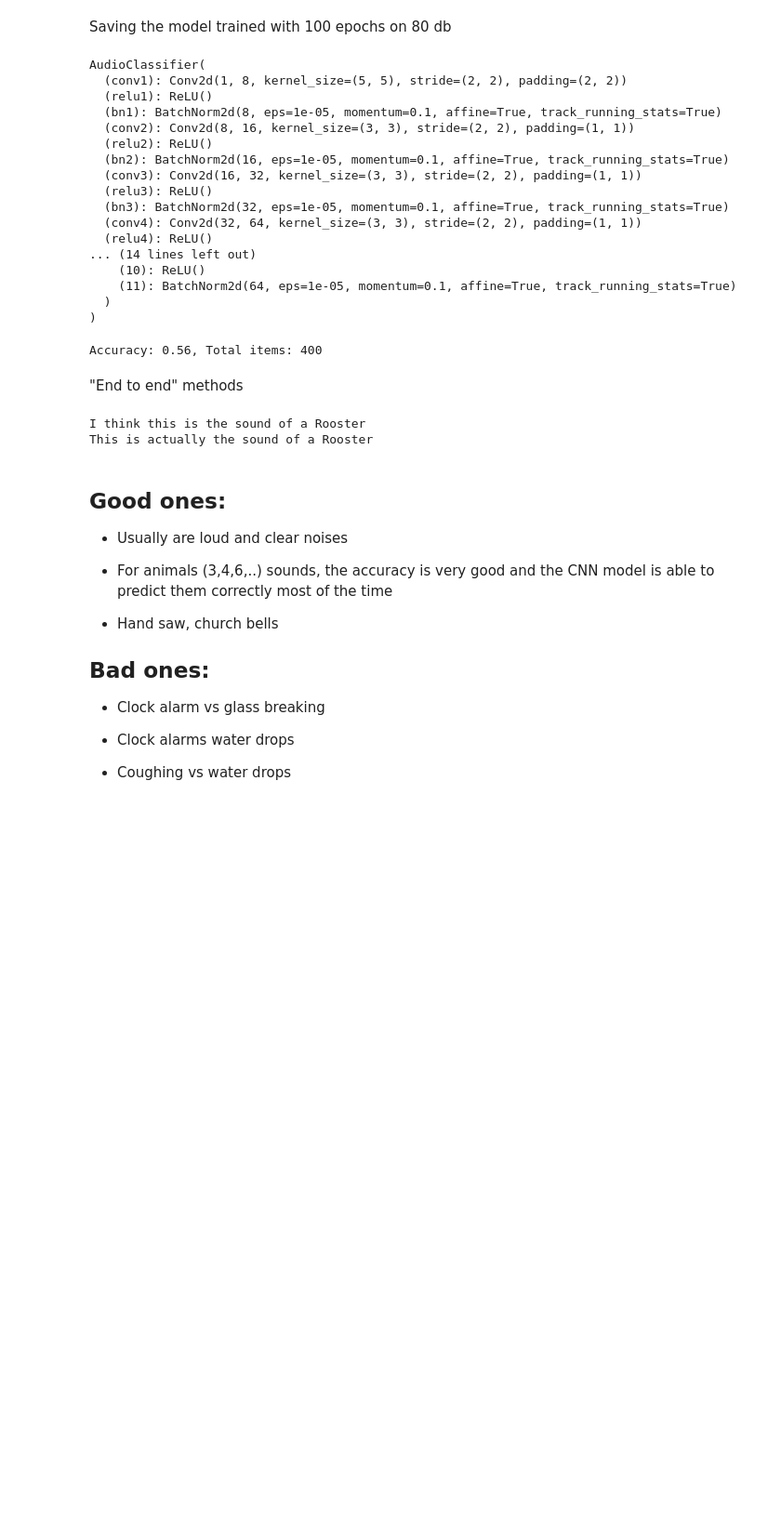
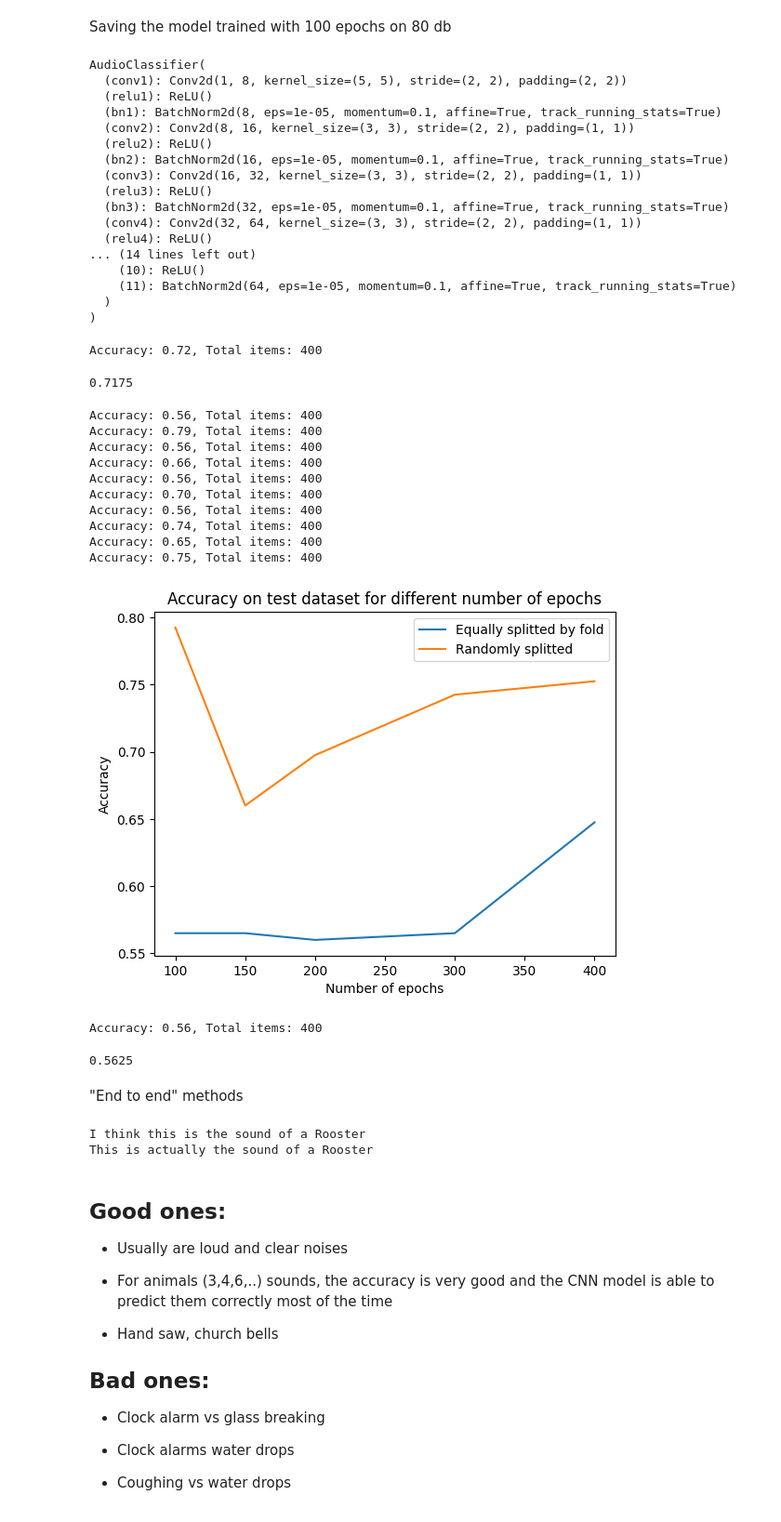
Before and after one commit to atreyaray/asr-sound-event-detection, a Jupyter notebook: Code/dev/Long.ipynb, the cells around one changed output. Shown at 93% size. Cells and saved outputs as stored; diff of their text form; code cells hidden in the pictures; blank space fills up the shorter version.

Commit message:
adding graph

```diff
--- a/Code/dev/Long.ipynb
+++ b/Code/dev/Long.ipynb
@@ -263,3 +263,5 @@ val_dl = torch.utils.data.DataLoader(test_df, batch_size=16, shuffle=False)
+# %%
+test_dl = torch.utils.data.DataLoader(test_df, batch_size=16, shuffle=False)
 # %%
 
 
@@ -426,6 +428,6 @@ PATH = '../../Models/cnn-100equalsplit.pt'
 torch.save(myModel.state_dict(), PATH)
 # %%
-PATH = r'../../Models/cnn-200.pt'
+PATH = r'../../Models/cnn-300random.pt'
 #device =  torch.device("cuda:0" if torch.cuda.is_available() else "cpu")
 model = AudioClassifier()
 model.load_state_dict(torch.load(PATH,map_location=torch.device('cpu')))
@@ -478,11 +480,70 @@ def inference (model, val_dl):
 
   acc = correct_prediction/total_prediction
   print(f'Accuracy: {acc:.2f}, Total items: {total_prediction}')
+  return acc
 
 # Run inference on trained model with the validation set
 inference(model, val_dl)
 # %% [output]
-Accuracy: 0.56, Total items: 400
+Accuracy: 0.72, Total items: 400
+0.7175
+# %%
+def load_model(path):
+    PATH = path
+    #device =  torch.device("cuda:0" if torch.cuda.is_available() else "cpu")
+    model = AudioClassifier()
+    model.load_state_dict(torch.load(PATH,map_location=torch.device('cpu')))
+    model.eval()
+    model.to(device)
+    return model
+# %%
+import matplotlib.pyplot as plt
+no_epochs = [100, 150, 200, 300, 400]
+model100 = load_model(r'../../Models/cnn-100equalsplit.pt')
+model150 = load_model(r'../../Models/cnn-150.pt')
+model200 = load_model(r'../../Models/cnn-200.pt')
+model300 = load_model(r'../../Models/cnn-300.pt')
+model400 = load_model(r'../../Models/cnn-400.pt')
+model100r = load_model(r'../../Models/cnn-100random.pt')
+model150r = load_model(r'../../Models/cnn-150random.pt')
+model200r = load_model(r'../../Models/cnn-200random.pt')
+model300r = load_model(r'../../Models/cnn-300random.pt')
+model400r = load_model(r'../../Models/cnn-400random.pt')
+models = [model100, model150, model200, model300, model400]
+models_r = [model100r, model150r, model200r, model300r, model400r]
+accuracy = []
+accuracyr = []
+for i in range(len(no_epochs)):
+    a = inference(models[i], test_dl)
+    ar = inference(models_r[i], val_dl)
+    accuracy.append(a)
+    accuracyr.append(ar)
+
+plt.plot(no_epochs, accuracy, label="Equally splitted by fold")
+plt.plot(no_epochs, accuracyr, label="Randomly splitted")
+plt.legend()
+plt.title("Accuracy on test dataset for different number of epochs")
+plt.xlabel("Number of epochs")
+plt.ylabel("Accuracy")
+plt.show()
+# %% [output]
+Accuracy: 0.56, Total items: 400
+Accuracy: 0.79, Total items: 400
+Accuracy: 0.56, Total items: 400
+Accuracy: 0.66, Total items: 400
+Accuracy: 0.56, Total items: 400
+Accuracy: 0.70, Total items: 400
+Accuracy: 0.56, Total items: 400
+Accuracy: 0.74, Total items: 400
+Accuracy: 0.65, Total items: 400
+Accuracy: 0.75, Total items: 400
+[figure, added]
+# %%
+model10011 = load_model(r'../../Models/cnn-100equalsplit.pt')
+inference(model10011, val_dl)
+# %% [output]
+Accuracy: 0.56, Total items: 400
+0.5625
 # %% [markdown]
 "End to end" methods
 # %%
```
Also changed, not shown: parts of 4 cells of this notebook, 11 other files.
